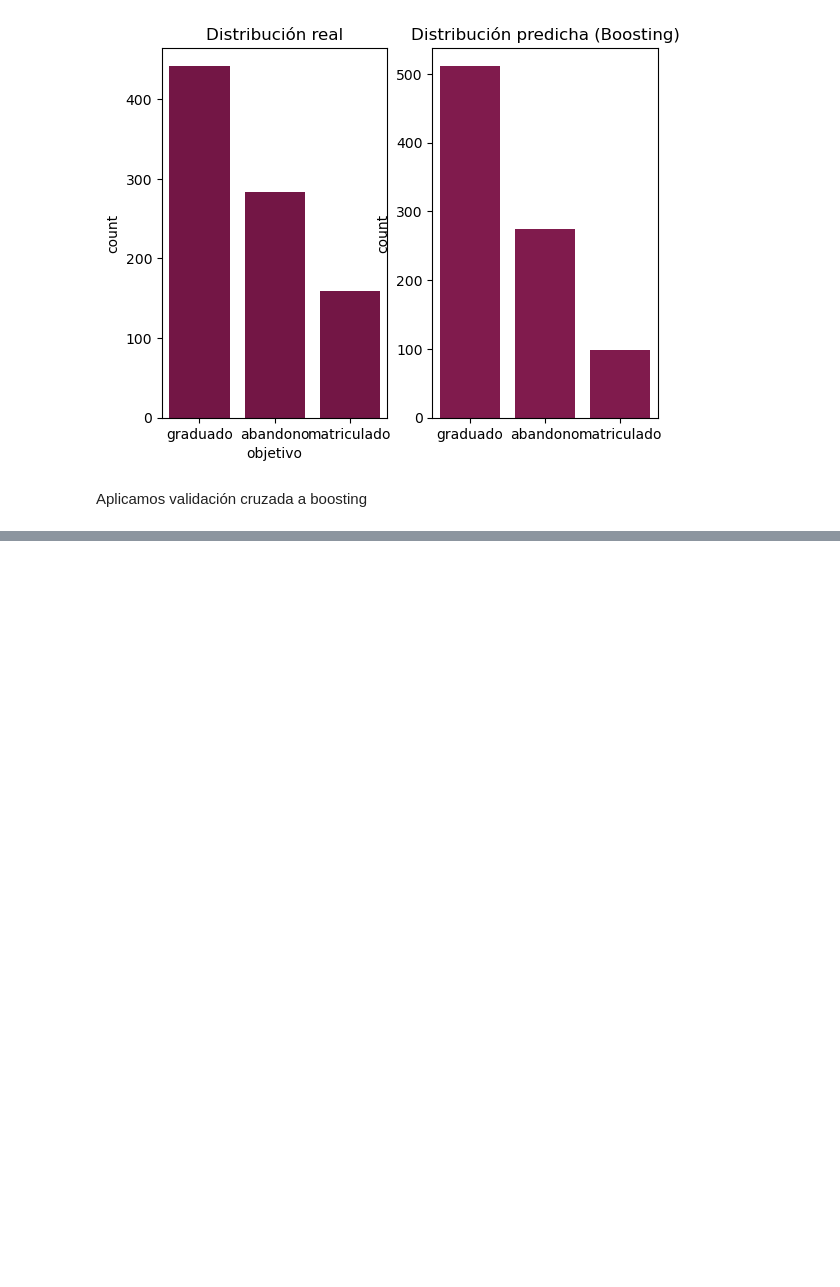
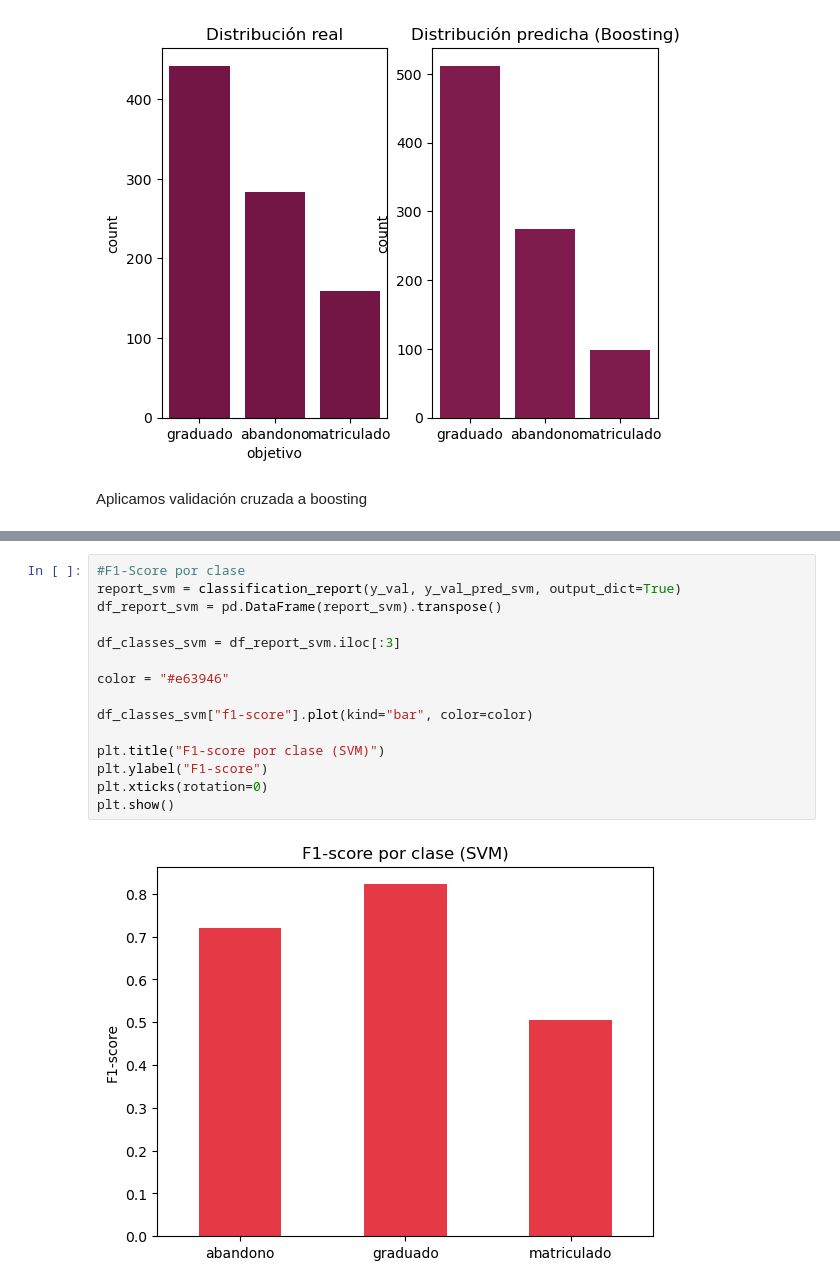
Before and after one commit to ssanchezguillan/proyecto-Machine-Learning, a Jupyter notebook: clasificacion.ipynb, the cells around one changed output, grey strips where cells are left out. Cells and saved outputs as stored; diff of their text form; blank space fills up the shorter version.

```diff
--- a/clasificacion.ipynb
+++ b/clasificacion.ipynb
@@ -501,0 +543,17 @@ Por tanto, como modelo elegimos el de boosting
+# %%
+#F1-Score por clase
+report_svm = classification_report(y_val, y_val_pred_svm, output_dict=True)
+df_report_svm = pd.DataFrame(report_svm).transpose()
+
+df_classes_svm = df_report_svm.iloc[:3]
+
+color = "#e63946"
+
+df_classes_svm["f1-score"].plot(kind="bar", color=color)
+
+plt.title("F1-score por clase (SVM)")
+plt.ylabel("F1-score")
+plt.xticks(rotation=0)
+plt.show()
+# %% [output]
+[figure, added]
```
Also changed, not shown: parts of 30 cells of this notebook.
